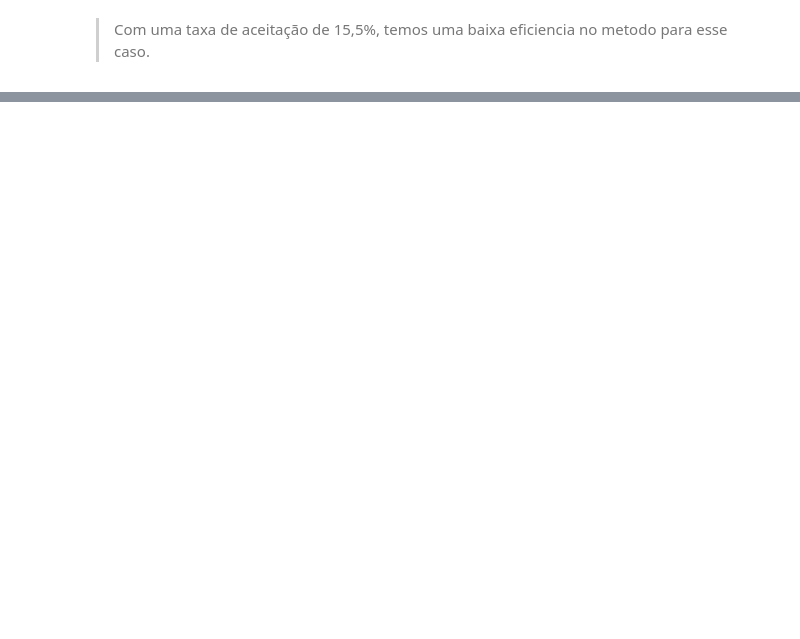
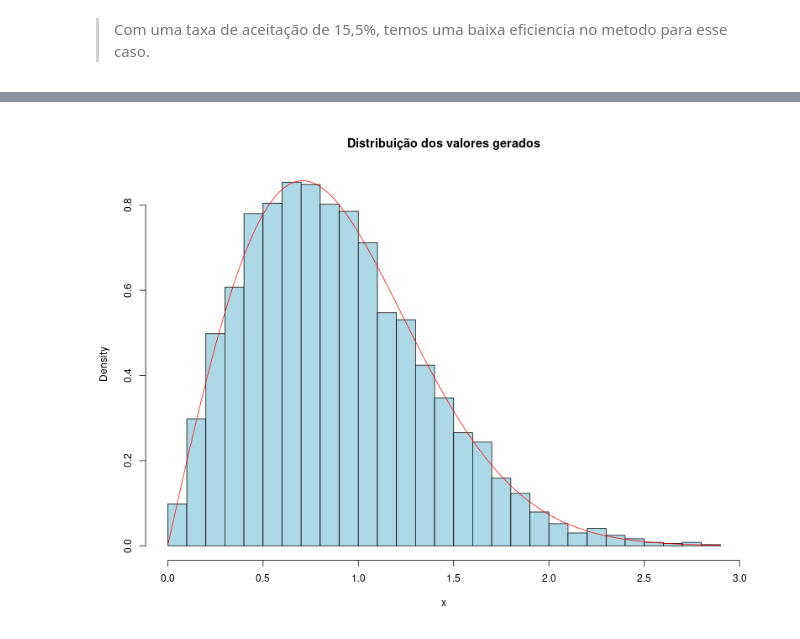
Before and after one commit to primojr/PPGECD-Estatistica-Computacional, a Jupyter notebook: Resolucao-lista1.ipynb, the cells around one changed output, grey strips where cells are left out. Saved outputs shown, nothing was run; the diff lists cells and outputs as text; code cells hidden in the pictures; blank space fills up the shorter version.

```diff
--- a/Resolucao-lista1.ipynb
+++ b/Resolucao-lista1.ipynb
@@ -303,0 +317,18 @@ curve(30*(x^2 - 2*x^3 + x^4), from = 0, to = 1, col = "red", lwd = 1, add = TRUE
+# %%
+metodo_invesa <- function(n, a) {
+  u <- runif(n)
+  x <- (-1 - log(1 - u))^(1/a)
+  return(x)
+}
+
+n <- 10000
+a <- 2
+x <- metodo_invesa(n, a)
+
+
+hist(x, breaks = 30, probability = TRUE,
+     main = "Distribuição dos valores gerados", col = "lightblue")
+
+curve(dweibull(x, shape = a, scale = 1), from = 0, add = TRUE, col = 'red')
+# %% [output]
+[figure, added]
```
Also changed, not shown: parts of 17 cells of this notebook.
